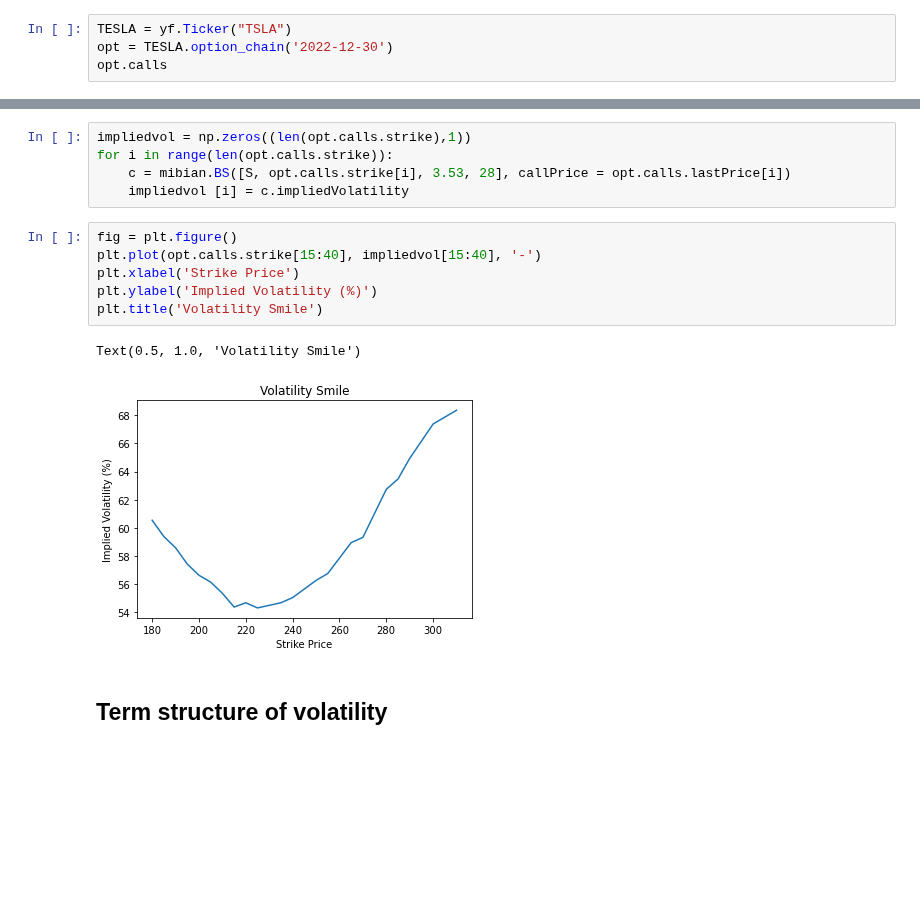
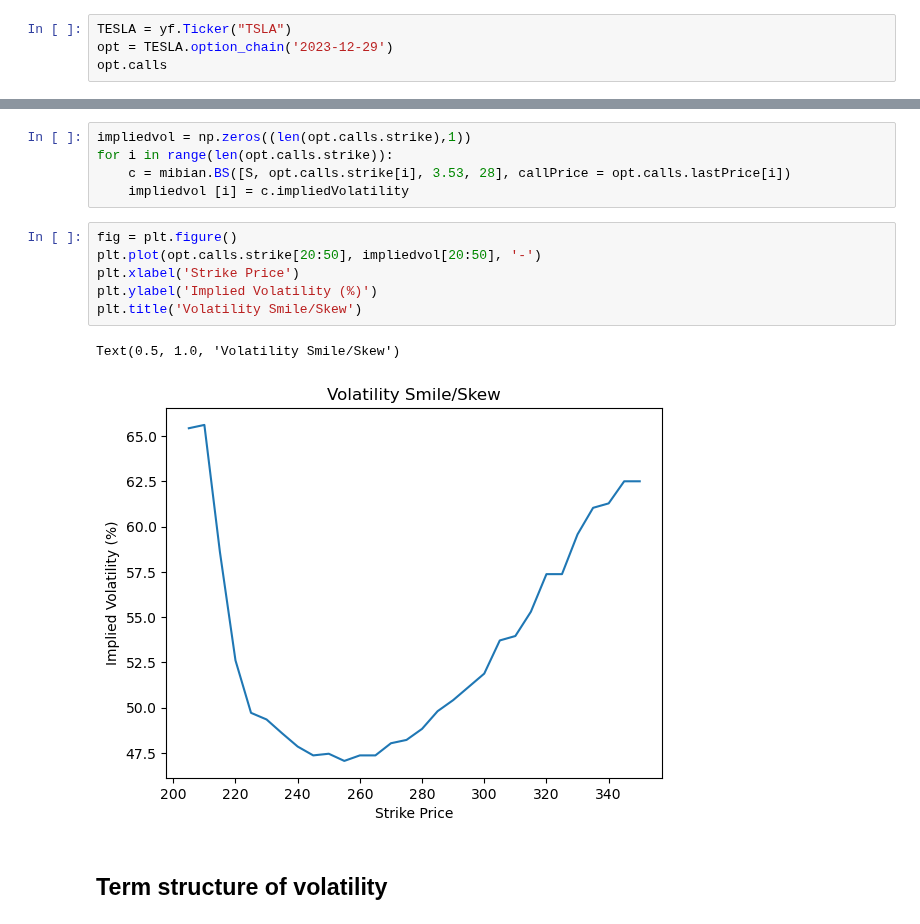
Before and after one commit to xxyyrain/CMF_25, a Jupyter notebook: Week 11/Week 11 Practice.ipynb, the cells around one changed output, grey strips where cells are left out. Drawn from its saved outputs; the diff is of its cells as text; blank space fills up the shorter version.

```diff
--- a/Week 11/Week 11 Practice.ipynb
+++ b/Week 11/Week 11 Practice.ipynb
@@ -94,7 +67,7 @@ def newton_vol_call(S, K, T, C, r):
 Download the Tesla option data.
 # %%
 TESLA = yf.Ticker("TSLA")
-opt = TESLA.option_chain('2022-12-30')
+opt = TESLA.option_chain('2023-12-29')
 opt.calls
 # %% [output]
 |  | contractSymbol | lastTradeDate | strike | lastPrice | bid | ask | change | percentChange | volume | ... |
@@ -134,13 +108,13 @@ for i in range(len(opt.calls.strike)):
     impliedvol [i] = c.impliedVolatility
 # %%
 fig = plt.figure()
-plt.plot(opt.calls.strike[15:40], impliedvol[15:40], '-')
+plt.plot(opt.calls.strike[20:50], impliedvol[20:50], '-')
 plt.xlabel('Strike Price')
 plt.ylabel('Implied Volatility (%)')
-plt.title('Volatility Smile')
+plt.title('Volatility Smile/Skew')
 # %% [output]
-Text(0.5, 1.0, 'Volatility Smile')
+Text(0.5, 1.0, 'Volatility Smile/Skew')
-[figure, old version]
+[figure, new version]
 # %% [markdown]
 ## Term structure of volatility
 # %% [markdown]
```
Also changed, not shown: parts of 23 cells of this notebook.
